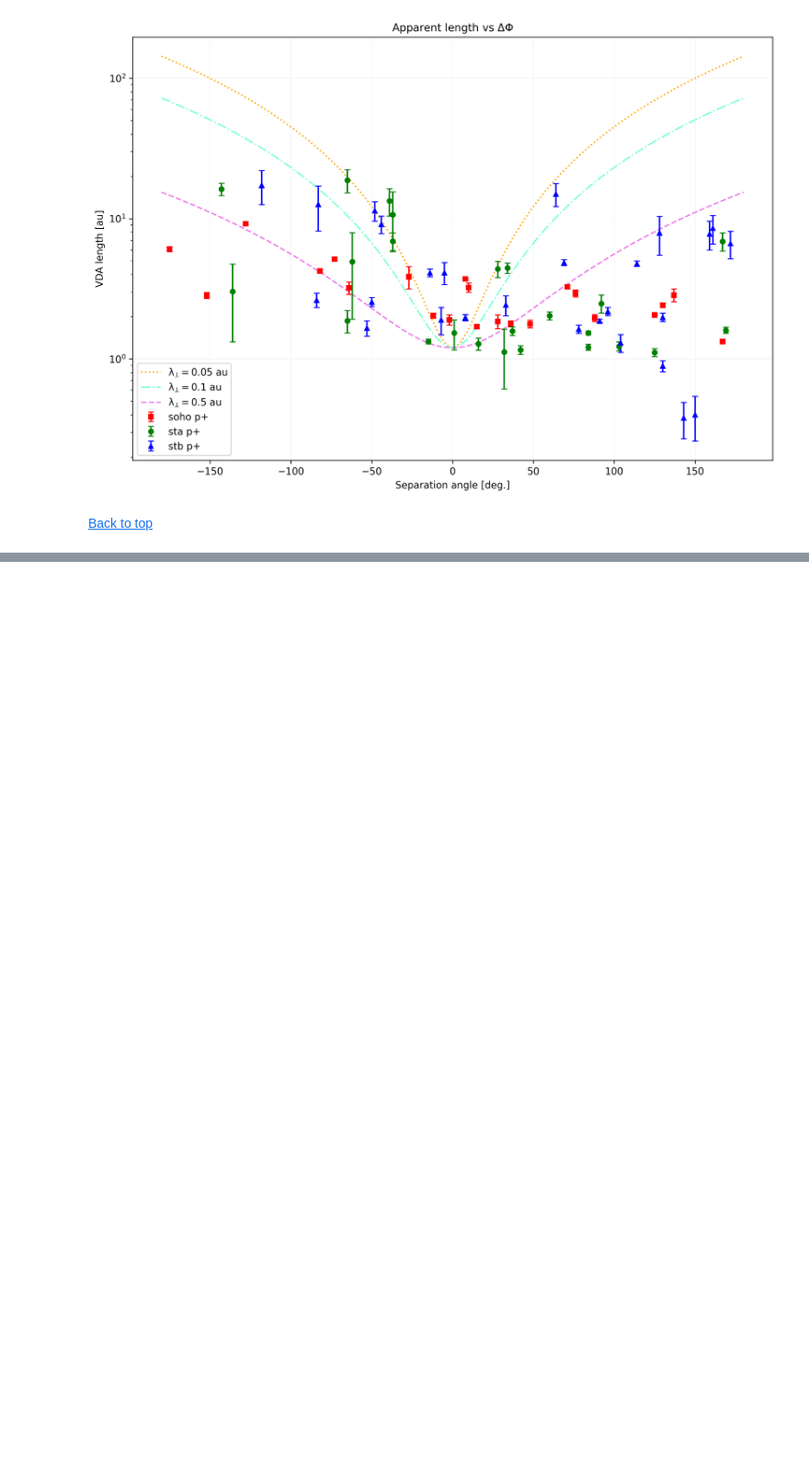
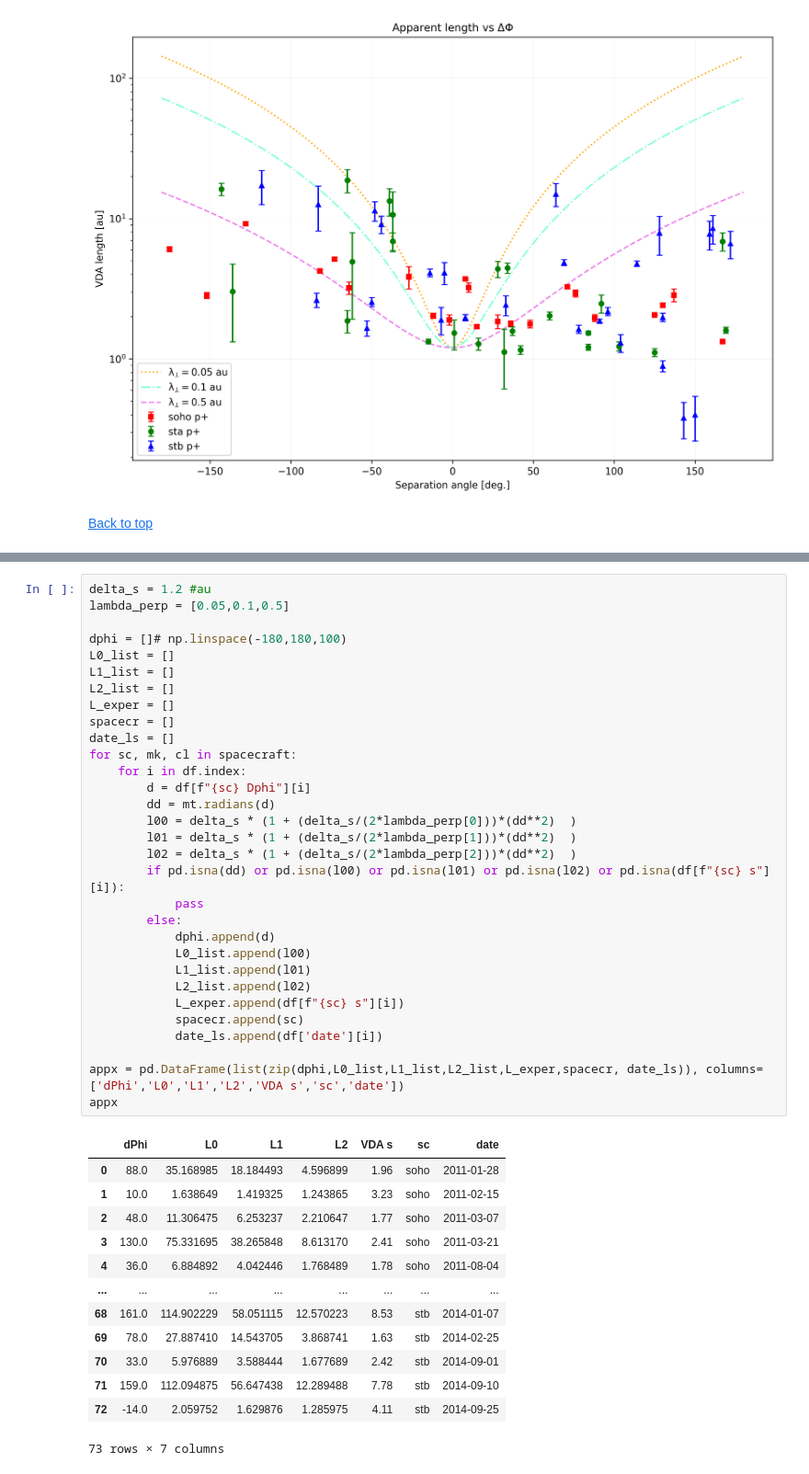
Before and after one commit to JaxLang/LvDeltaPhi_paper, a Jupyter notebook: vda_length.ipynb, the cells around one changed output, grey strips where cells are left out. Shown at 92% size. Cells and saved outputs as stored; diff of their text form; blank space fills up the shorter version.

```diff
--- a/vda_length.ipynb
+++ b/vda_length.ipynb
@@ -315,0 +342,45 @@ plot_L_delphi_err(df,'semilogy','noEvents')
+# %%
+delta_s = 1.2 #au
+lambda_perp = [0.05,0.1,0.5]
+
+dphi = []# np.linspace(-180,180,100)
+L0_list = []
+L1_list = []
+L2_list = []
+L_exper = []
+spacecr = []
+date_ls = []
+for sc, mk, cl in spacecraft:
+    for i in df.index:
+        d = df[f"{sc} Dphi"][i]
+        dd = mt.radians(d)
+        l00 = delta_s * (1 + (delta_s/(2*lambda_perp[0]))*(dd**2)  )
+        l01 = delta_s * (1 + (delta_s/(2*lambda_perp[1]))*(dd**2)  )
+        l02 = delta_s * (1 + (delta_s/(2*lambda_perp[2]))*(dd**2)  )
+        if pd.isna(dd) or pd.isna(l00) or pd.isna(l01) or pd.isna(l02) or pd.isna(df[f"{sc} s"][i]):
+            pass
+        else:
+            dphi.append(d)
+            L0_list.append(l00)
+            L1_list.append(l01)
+            L2_list.append(l02)
+            L_exper.append(df[f"{sc} s"][i])
+            spacecr.append(sc)
+            date_ls.append(df['date'][i])
+
+appx = pd.DataFrame(list(zip(dphi,L0_list,L1_list,L2_list,L_exper,spacecr, date_ls)), columns=['dPhi','L0','L1','L2','VDA s','sc','date'])
+appx
+# %% [output]
+|  | dPhi | L0 | L1 | L2 | VDA s | sc | date |
+| 0 | 88.0 | 35.168985 | 18.184493 | 4.596899 | 1.96 | soho | 2011-01-28 |
+| 1 | 10.0 | 1.638649 | 1.419325 | 1.243865 | 3.23 | soho | 2011-02-15 |
+| 2 | 48.0 | 11.306475 | 6.253237 | 2.210647 | 1.77 | soho | 2011-03-07 |
+| 3 | 130.0 | 75.331695 | 38.265848 | 8.613170 | 2.41 | soho | 2011-03-21 |
+| 4 | 36.0 | 6.884892 | 4.042446 | 1.768489 | 1.78 | soho | 2011-08-04 |
+| ... | ... | ... | ... | ... | ... | ... | ... |
+| 68 | 161.0 | 114.902229 | 58.051115 | 12.570223 | 8.53 | stb | 2014-01-07 |
+| 69 | 78.0 | 27.887410 | 14.543705 | 3.868741 | 1.63 | stb | 2014-02-25 |
+| 70 | 33.0 | 5.976889 | 3.588444 | 1.677689 | 2.42 | stb | 2014-09-01 |
+| 71 | 159.0 | 112.094875 | 56.647438 | 12.289488 | 7.78 | stb | 2014-09-10 |
+| 72 | -14.0 | 2.059752 | 1.629876 | 1.285975 | 4.11 | stb | 2014-09-25 |
+73 rows × 7 columns
```
Also changed, not shown: parts of 22 cells of this notebook, 16 other files.
